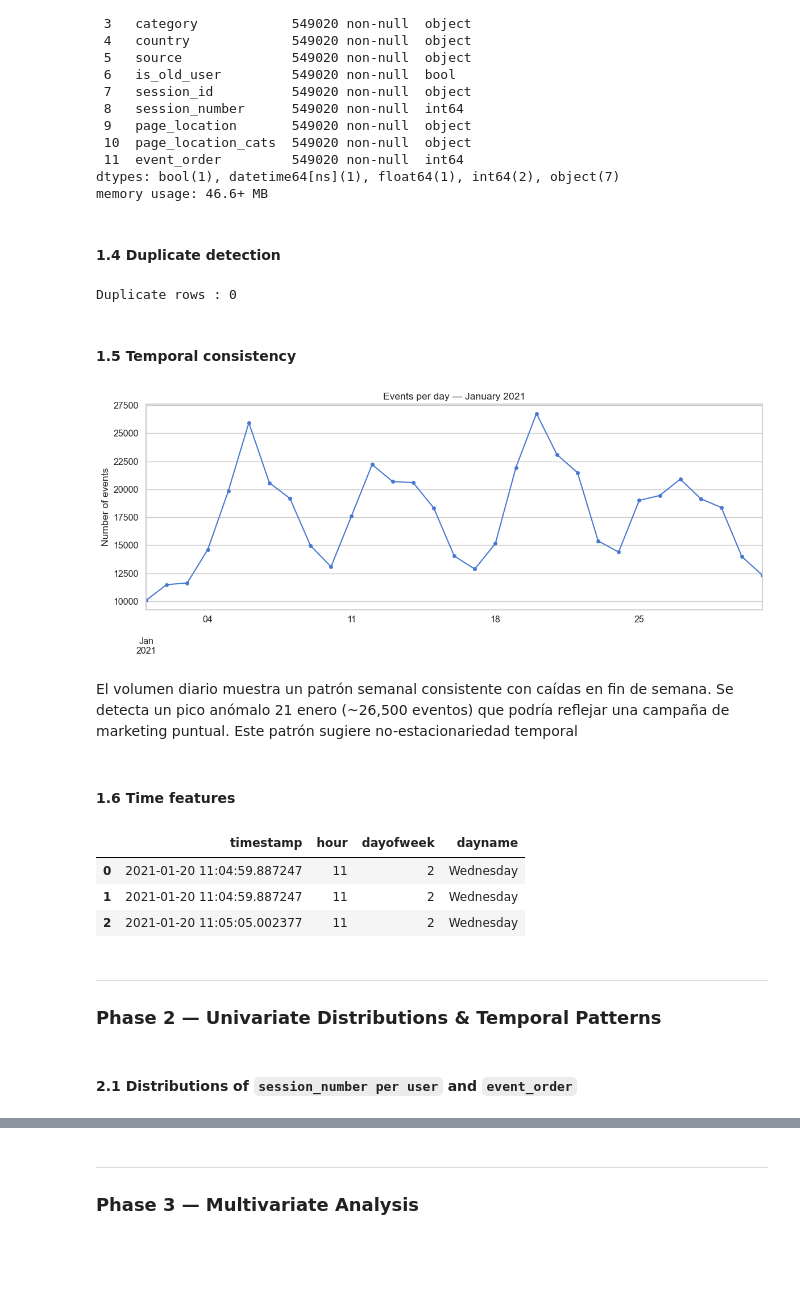
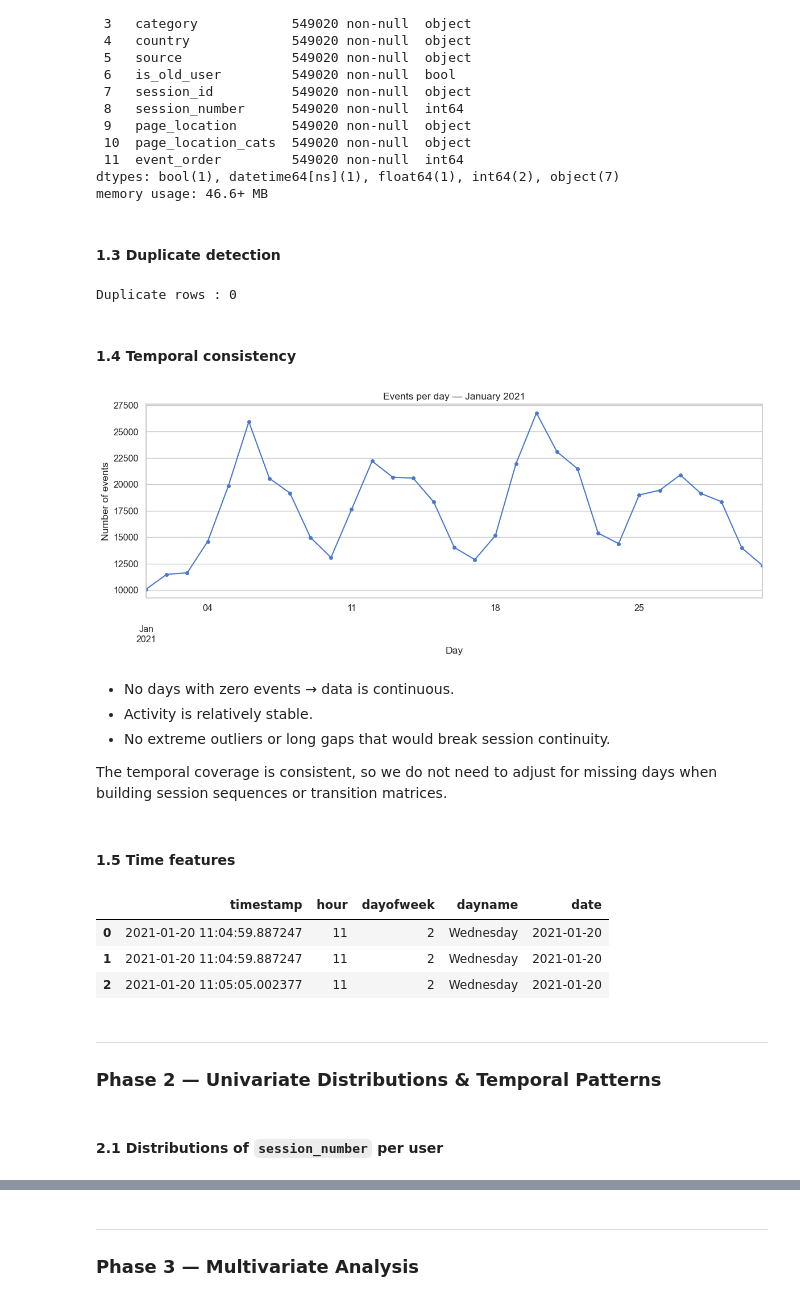
Before and after one commit to amaliezzz/ecom-markov-embeddings, a Jupyter notebook: notebooks/01_eda_fundamentals.ipynb, the cells around one changed output, grey strips where cells are left out. Cells and saved outputs as stored; diff of their text form; code cells hidden in the pictures; blank space fills up the shorter version.

```diff
--- a/notebooks/01_eda_fundamentals.ipynb
+++ b/notebooks/01_eda_fundamentals.ipynb
@@ -45,48 +45,50 @@ Data columns (total 12 columns):
 dtypes: bool(1), datetime64[ns](1), float64(1), int64(2), object(7)
 memory usage: 46.6+ MB
 # %% [markdown]
-#### 1.4 Duplicate detection
+#### 1.3 Duplicate detection
 # %%
 n_dup_rows = df.duplicated().sum()
 print(f"Duplicate rows : {n_dup_rows:,}")
 # %% [output]
 Duplicate rows : 0
 # %% [markdown]
-#### 1.5 Temporal consistency
+#### 1.4 Temporal consistency
 # %%
 # Events per day
 daily_counts = df.resample('D', on='timestamp').size().rename('n_events')
 
 fig, ax = plt.subplots(figsize=FIG_SIZE)
 daily_counts.plot(ax=ax, marker='o', linewidth=1.5, markersize=4)
 ax.set_title('Events per day — January 2021')
 ax.set_ylabel('Number of events')
-ax.set_xlabel('')
+ax.set_xlabel('Day')
 plt.tight_layout()
 plt.savefig(f'{FIGURES_PATH}p1_events_per_day.png', dpi=120)
 plt.show()
 # %% [output]
-[figure, old version]
+[figure, new version]
 # %% [markdown]
-El volumen diario muestra un patrón semanal consistente con caídas en fin de semana.
-Se detecta un pico anómalo 21 enero (~26,500 eventos) que podría reflejar una
-campaña de marketing puntual. Este patrón sugiere no-estacionariedad temporal
+ - No days with zero events → data is continuous.
+- Activity is relatively stable.
+- No extreme outliers or long gaps that would break session continuity.
+
+The temporal coverage is consistent, so we do not need to adjust for missing days when building session sequences or transition matrices.
 # %% [markdown]
-#### 1.6 Time features
+#### 1.5 Time features
 # %%
 df['hour']       = df['timestamp'].dt.hour
 df['dayofweek']  = df['timestamp'].dt.dayofweek   # 0 = Monday
 df['dayname']    = df['timestamp'].dt.day_name()
 df['date']       = df['timestamp'].dt.date
 
-df[['timestamp','hour','dayofweek','dayname']].head(3)
+df[['timestamp','hour','dayofweek','dayname', 'date']].head(3)
 # %% [output]
-|  | timestamp | hour | dayofweek | dayname |
-| 0 | 2021-01-20 11:04:59.887247 | 11 | 2 | Wednesday |
-| 1 | 2021-01-20 11:04:59.887247 | 11 | 2 | Wednesday |
-| 2 | 2021-01-20 11:05:05.002377 | 11 | 2 | Wednesday |
+|  | timestamp | hour | dayofweek | dayname | date |
+| 0 | 2021-01-20 11:04:59.887247 | 11 | 2 | Wednesday | 2021-01-20 |
+| 1 | 2021-01-20 11:04:59.887247 | 11 | 2 | Wednesday | 2021-01-20 |
+| 2 | 2021-01-20 11:05:05.002377 | 11 | 2 | Wednesday | 2021-01-20 |
 # %% [markdown]
 ---
 ### Phase 2 — Univariate Distributions & Temporal Patterns
 # %% [markdown]
-#### 2.1 Distributions of `session_number per user` and `event_order`
+#### 2.1 Distributions of `session_number` per user
```
Also changed, not shown: parts of 27 cells of this notebook.
